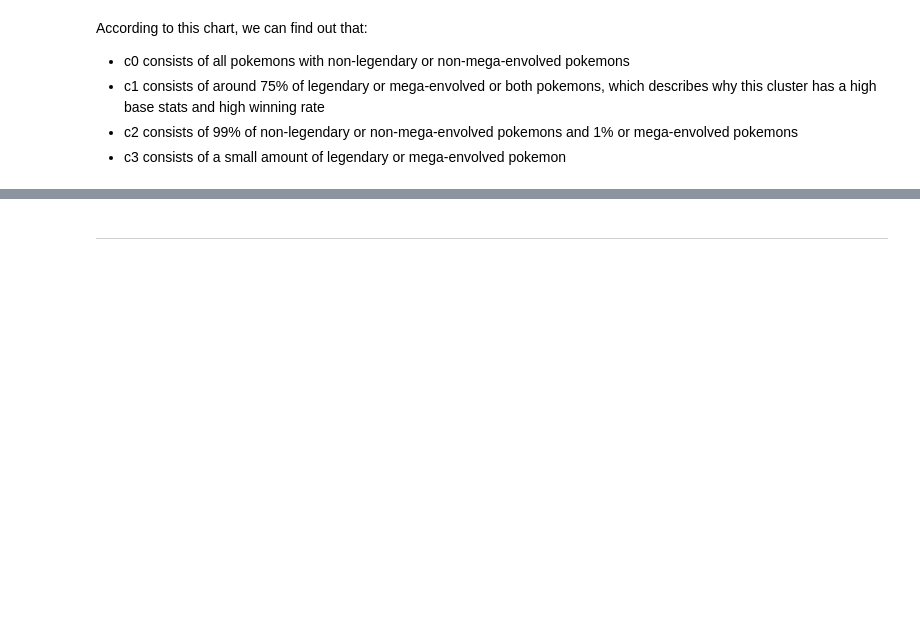
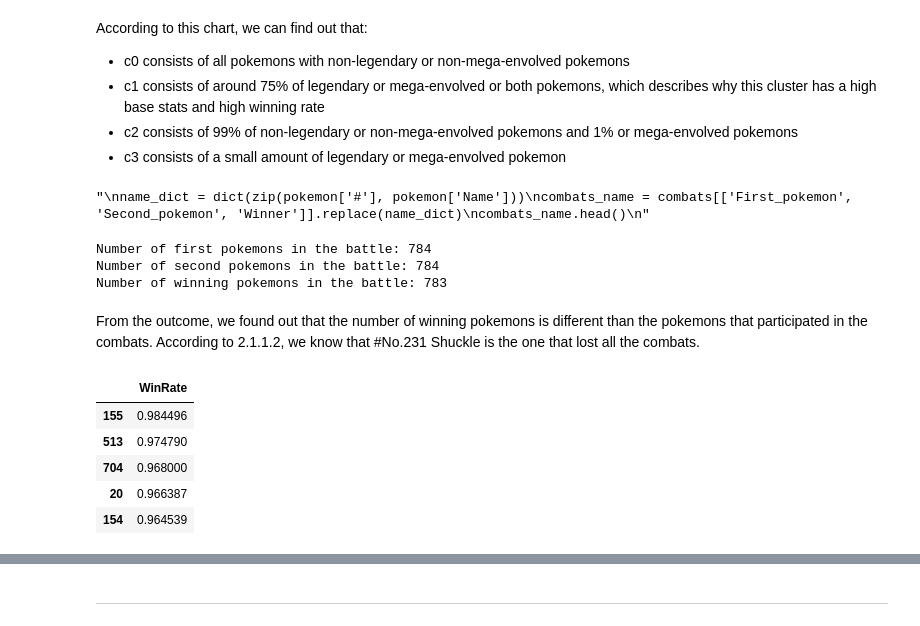
Before and after one commit to gillian850413/COMP4912, a Jupyter notebook: Notebook/Pokemon_Week7.ipynb, the cells around one changed output, grey strips where cells are left out. Saved outputs shown, nothing was run; the diff lists cells and outputs as text; code cells hidden in the pictures; blank space fills up the shorter version.

```diff
--- a/Notebook/Pokemon_Week7.ipynb
+++ b/Notebook/Pokemon_Week7.ipynb
@@ -682,3 +682,44 @@ According to this chart, we can find out that:
 - c1 consists of around 75% of legendary or mega-envolved or both pokemons, which describes why this cluster has a high base stats and high winning rate
 - c2 consists of 99% of non-legendary or non-mega-envolved pokemons and 1% or mega-envolved pokemons
 - c3 consists of a small amount of legendary or mega-envolved pokemon
+# %%
+#add winning rate of each pokemon to pokemon dataset
+#KmeansPoke = KmeansPoke.assign(winRate=pokemon[stats].mean())
+"""
+name_dict = dict(zip(pokemon['#'], pokemon['Name']))
+combats_name = combats[['First_pokemon', 'Second_pokemon', 'Winner']].replace(name_dict)
+combats_name.head()
+"""
+# %% [output]
+"\nname_dict = dict(zip(pokemon['#'], pokemon['Name']))\ncombats_name = combats[['First_pokemon', 'Second_pokemon', 'Winner']].replace(name_dict)\ncombats_name.head()\n"
+# %%
+#win_counts.loc[231]
+#clus2_combat = combats[combats['First_pokemon'].isin(clus2_Idx) | combats['Second_pokemon'].isin(clus2_Idx)]
+first_battle = combats['First_pokemon'].value_counts()
+second_battle = combats['Second_pokemon'].value_counts()
+win_counts = combats['Winner'].value_counts()
+
+#make sure how many pokemons participated in the battle, first_battle union second battle
+print ('Number of first pokemons in the battle: %d' % (len(first_battle)))
+print ('Number of second pokemons in the battle: %d' % (len(second_battle)))
+print ('Number of winning pokemons in the battle: %d' % (len(win_counts)))
+# %% [output]
+Number of first pokemons in the battle: 784
+Number of second pokemons in the battle: 784
+Number of winning pokemons in the battle: 783
+# %% [markdown]
+From the outcome, we found out that the number of winning pokemons is different than the pokemons that participated in the combats. According to 2.1.1.2, we know that #No.231 Shuckle is the one that lost all the combats.
+# %%
+win_counts.loc[231] = 0
+# %%
+total_battle = first_battle + second_battle
+win_percentage = win_counts / total_battle
+win_percentage = win_percentage.sort_values(ascending=False).to_frame().rename(columns={0: "WinRate"})
+win_percentage.head()
+# %% [output]
+|  | WinRate |
+| 155 | 0.984496 |
+| 513 | 0.974790 |
+| 704 | 0.968000 |
+| 20 | 0.966387 |
+| 154 | 0.964539 |
```
Also changed, not shown: parts of 14 cells of this notebook.
